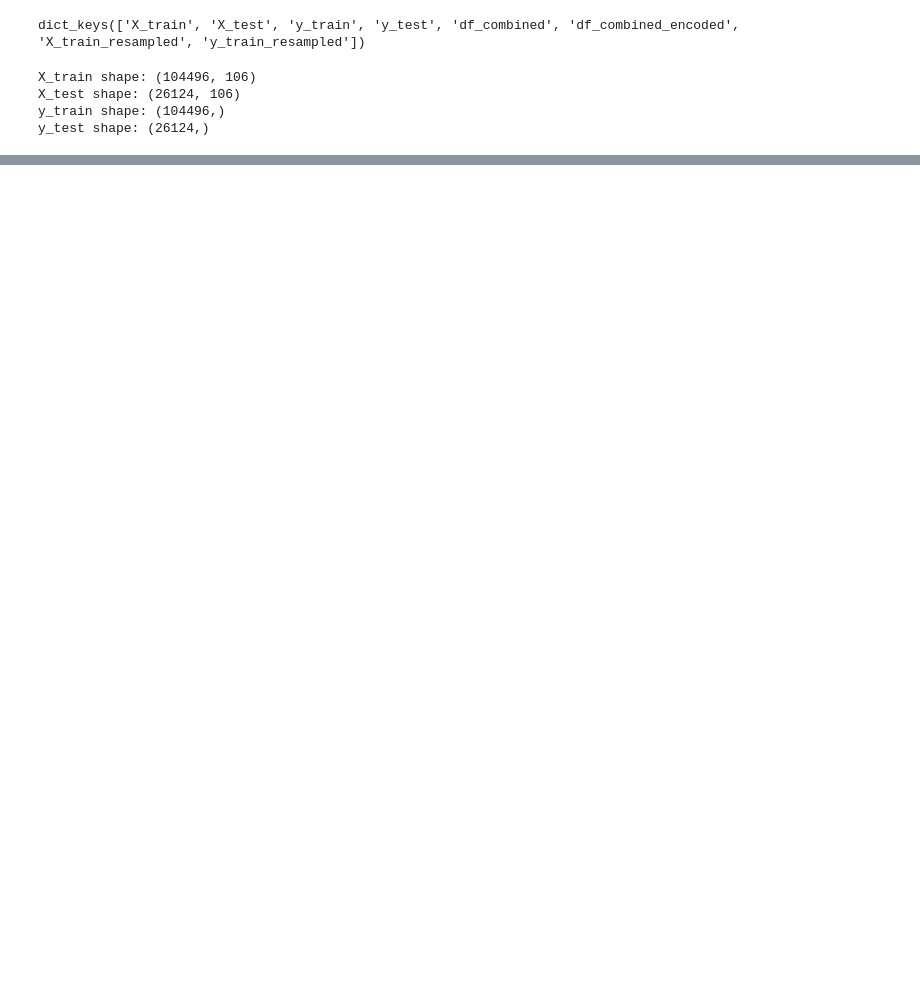
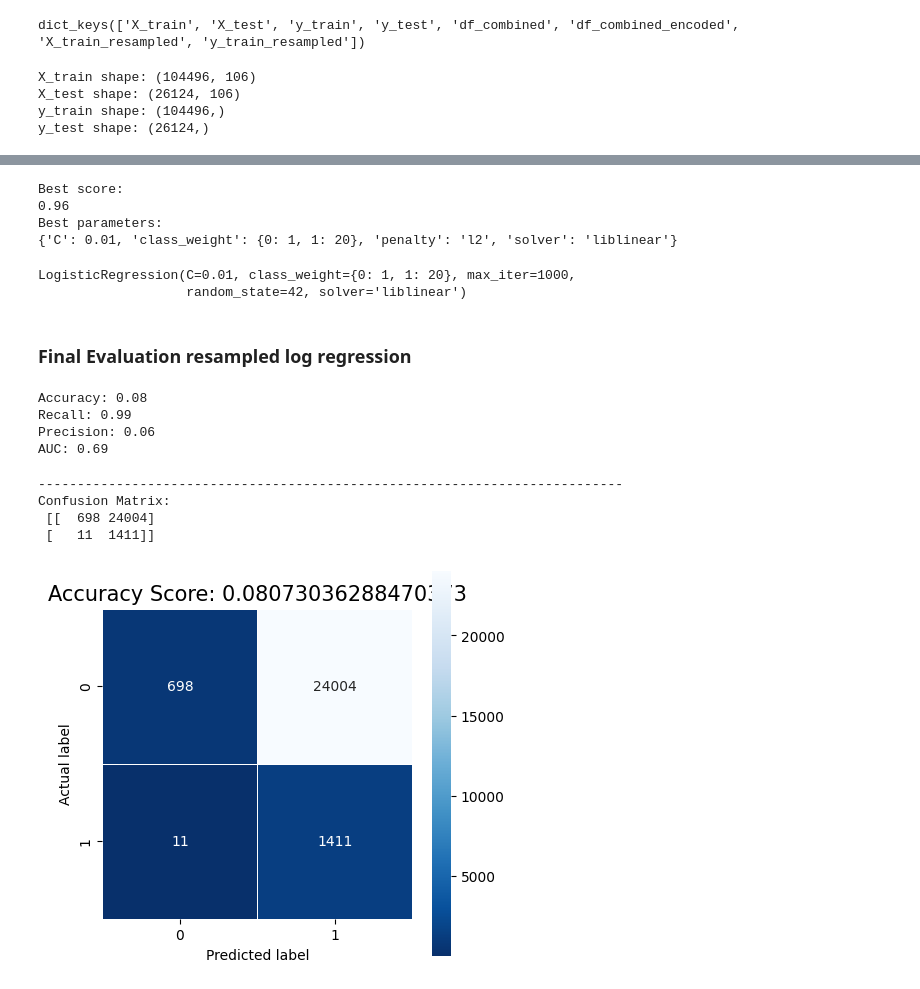
Before and after one commit to nikwilms/fraud-detection-electricity-gas-consumption, a Jupyter notebook: models/log_regression_DMR.ipynb, the cells around one changed output, grey strips where cells are left out. Cells and saved outputs as stored; diff of their text form; code cells hidden in the pictures; blank space fills up the shorter version.

Commit message:
CV log-reg and tried on test

```diff
--- a/models/log_regression_DMR.ipynb
+++ b/models/log_regression_DMR.ipynb
@@ -173,0 +164,2 @@ AUC: 0.60
+# %%
+grid_imbalanced = grid_logreg.fit(X_train_scaled, y_train)
@@ -173,0 +241,2 @@ AUC: 0.60
+# %%
+grid_resampled = grid_logreg.fit(X_train_resampled_scaled, y_train_resampled)
@@ -173,0 +289,51 @@ AUC: 0.60
+# %%
+# Show best parameters
+print('Best score:\n{:.2f}'.format(grid_resampled.best_score_))
+print("Best parameters:\n{}".format(grid_resampled.best_params_))
+# %% [output]
+Best score:
+0.96
+Best parameters:
+{'C': 0.01, 'class_weight': {0: 1, 1: 20}, 'penalty': 'l2', 'solver': 'liblinear'}
+# %%
+# Save best model (including fitted preprocessing steps) as best_model
+best_model_resampled = grid_resampled.best_estimator_
+best_model_resampled
+# %% [output]
+LogisticRegression(C=0.01, class_weight={0: 1, 1: 20}, max_iter=1000,
+                   random_state=42, solver='liblinear')
+# %% [markdown]
+### Final Evaluation resampled log regression
+# %%
+# Calculating the accuracy, recall and precision for the test set with the optimized model
+y_test_resampled_pred = best_model_resampled.predict(X_test_scaled)
+y_test_resampled_pred_proba = best_model_resampled.predict_proba(X_test_scaled)
+print("Accuracy: {:.2f}".format(accuracy_score(y_test, y_test_resampled_pred)))
+print("Recall: {:.2f}".format(recall_score(y_test, y_test_resampled_pred)))
+print("Precision: {:.2f}".format(precision_score(y_test, y_test_resampled_pred)))
+print("AUC: {:.2f}".format(roc_auc_score(y_test, y_test_resampled_pred_proba[:,1])))
+# %% [output]
+Accuracy: 0.08
+Recall: 0.99
+Precision: 0.06
+AUC: 0.69
+# %%
+print("-----"*15)
+print("Confusion Matrix: \n",
+confusion_matrix(y_test, y_test_resampled_pred))
+# %% [output]
+---------------------------------------------------------------------------
+Confusion Matrix:
+ [[  698 24004]
+ [   11  1411]]
+# %%
+#plot confusion matrix
+cm = confusion_matrix(y_test, y_test_resampled_pred)
+plt.figure(figsize=(5,5))
+sns.heatmap(cm, annot=True, fmt=".0f", linewidths=0.5, square = True, cmap = 'Blues_r');
+plt.ylabel('Actual label');
+plt.xlabel('Predicted label');
+all_sample_title = 'Accuracy Score: {0}'.format(accuracy_score(y_test, y_test_resampled_pred))
+plt.title(all_sample_title, size = 15);
+# %% [output]
+[figure, added]
```
Also changed, not shown: parts of 35 cells of this notebook.
